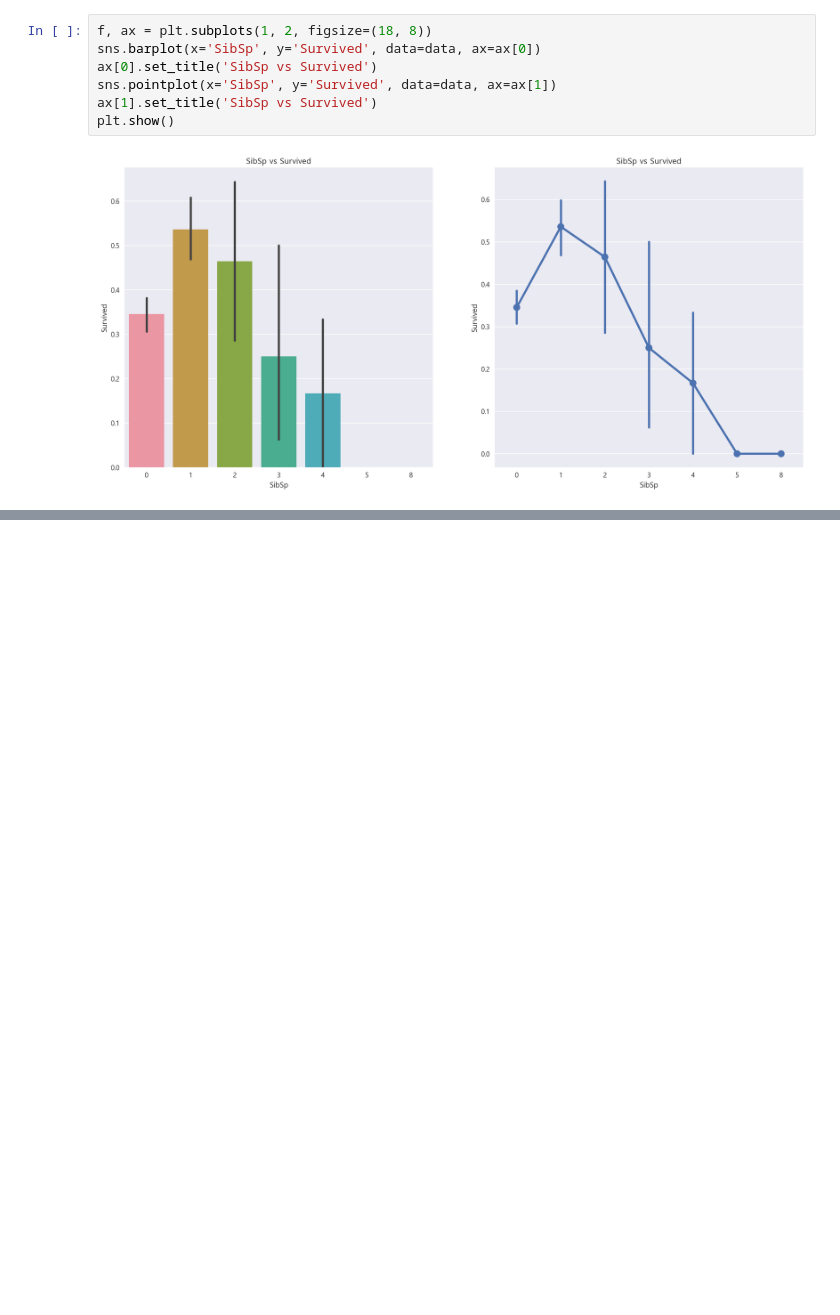
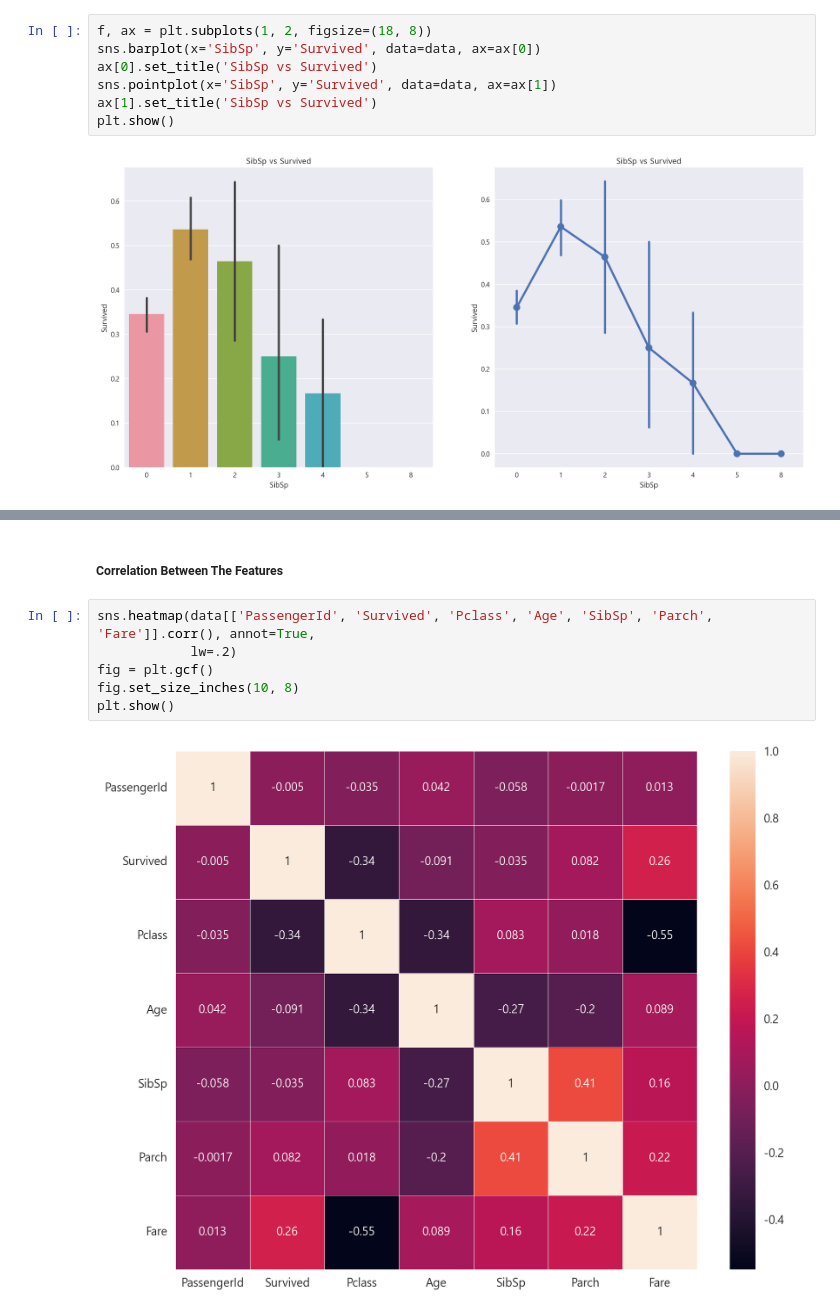
Before and after one commit to ARaOnn/kaggle_practice, a Jupyter notebook: titanic/titanic1.ipynb, the cells around one changed output, grey strips where cells are left out. Saved outputs shown, nothing was run; the diff lists cells and outputs as text; blank space fills up the shorter version.

```diff
--- a/titanic/titanic1.ipynb
+++ b/titanic/titanic1.ipynb
@@ -379,0 +464,10 @@ plt.show()
+# %% [markdown]
+##### Correlation Between The Features
+# %%
+sns.heatmap(data[['PassengerId', 'Survived', 'Pclass', 'Age', 'SibSp', 'Parch', 'Fare']].corr(), annot=True,
+            lw=.2)
+fig = plt.gcf()
+fig.set_size_inches(10, 8)
+plt.show()
+# %% [output]
+[figure, added]
```
Also changed, not shown: parts of 93 cells of this notebook.
